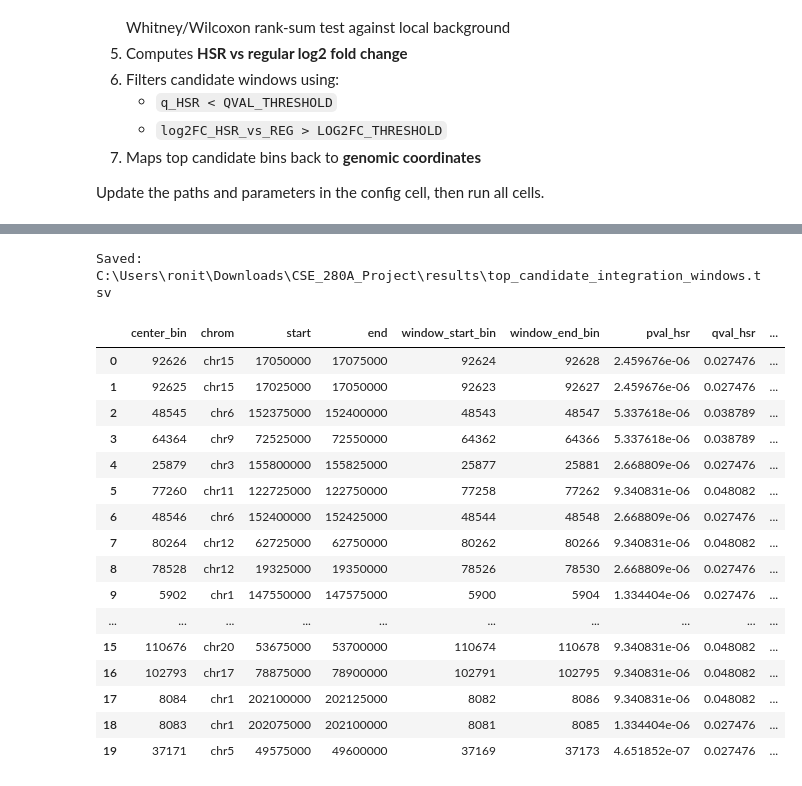
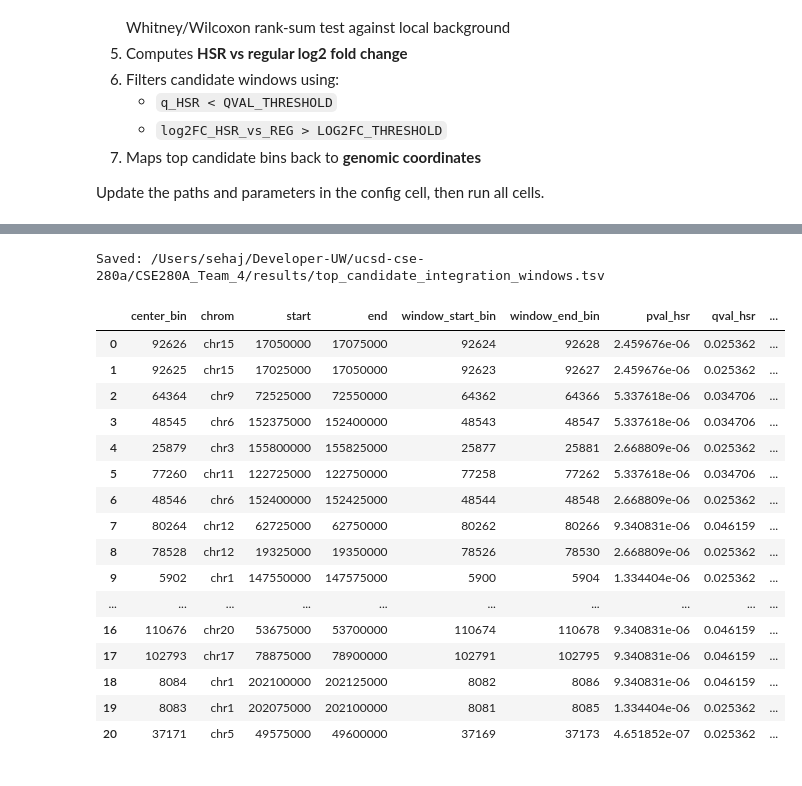
Before and after one commit to ronitagarwala01/CSE280A_Team_4, a Jupyter notebook: ecdna_hsr_window_scan.ipynb, the cells around one changed output, grey strips where cells are left out. Cells and saved outputs as stored; diff of their text form; code cells hidden in the pictures.

```diff
--- a/ecdna_hsr_window_scan.ipynb
+++ b/ecdna_hsr_window_scan.ipynb
@@ -33,7 +34,7 @@ plt.rcParams["figure.dpi"] = 130
 # CONFIG
 # =========================
 
-BASE_DIR = r"C:\Users\ronit\Downloads\CSE_280A_Project"
+BASE_DIR = "/Users/sehaj/Developer-UW/ucsd-cse-280a/CSE280A_Team_4"
 DATA_DIR = os.path.join(BASE_DIR, "data")
 RESULTS_DIR = os.path.join(BASE_DIR, "results")
 os.makedirs(RESULTS_DIR, exist_ok=True)
@@ -66,6 +67,7 @@ TOP_K = 25
 # Filtering thresholds
 QVAL_THRESHOLD = 0.05
 LOG2FC_THRESHOLD = 1.0     # 1.0 => HSR is at least 2x stronger than regular
+ZSCORE_THRESHOLD = 3.0
 
 _ORDERED = [f"chr{i}" for i in range(1, 23)] + ["chrX", "chrY"]
 # %%
@@ -476,60 +622,60 @@ HSR q<0.05 and log2FC>1.0: 20 windows
 # =========================
 # Map top candidate bins to genomic coordinates
 # =========================
 bins_lookup = bins_df.set_index("genome_bin_index")
 
-candidate_centers = hsr_stats["centers"][candidate_mask]
-candidate_scores = candidate_score[candidate_mask]
+candidate_centers = hsr_wilcox["centers"][candidate_mask_w]
+candidate_scores = candidate_score[candidate_mask_w]
 
 order = np.argsort(candidate_scores)[::-1]
 top_centers = candidate_centers[order][:TOP_K]
 
 top_rows = []
 for c in top_centers:
     i = int(c)
     row = bins_lookup.loc[i]
     top_rows.append({
         "center_bin": i,
         "chrom": row["chrom"],
         "start": int(row["start"]),
         "end": int(row["end"]),
-        "window_start_bin": int(hsr_stats["sig_lefts"][i]),
-        "window_end_bin": int(hsr_stats["sig_rights"][i] - 1),
-        "pval_hsr": float(hsr_stats["pvals"][i]),
-        "qval_hsr": float(hsr_stats["qvals"][i]),
-        "neglog10p_hsr": float(hsr_stats["neglog10p"][i]),
+        "window_start_bin": int(hsr_wilcox["sig_lefts"][i]),
+        "window_end_bin": int(hsr_wilcox["sig_rights"][i] - 1),
+        "pval_hsr": float(hsr_wilcox["pvals"][i]),
+        "qval_hsr": float(hsr_wilcox["qvals"][i]),
+        "neglog10p_hsr": float(hsr_wilcox["neglog10p"][i]),
         "window_log2fc_hsr_vs_reg": float(window_log2fc[i]),
-        "hsr_signal_mean": float(hsr_stats["signal_means"][i]),
-        "hsr_background_mean": float(hsr_stats["background_means"][i]),
+        "hsr_signal_mean": float(hsr_wilcox["signal_means"][i]),
+        "hsr_background_mean": float(hsr_wilcox["background_means"][i]),
         "candidate_score": float(candidate_score[i]),
-        "reg_qval_same_window": float(reg_stats["qvals"][i]) if np.isfinite(reg_stats["qvals"][i]) else np.nan,
+        "reg_qval_same_window": float(reg_wilcox["qvals"][i]) if np.isfinite(reg_wilcox["qvals"][i]) else np.nan,
     })
 
 top_df = pd.DataFrame(top_rows)
 top_path = os.path.join(RESULTS_DIR, "top_candidate_integration_windows.tsv")
 top_df.to_csv(top_path, sep="\t", index=False)
 
 print(f"Saved: {top_path}")
 top_df
 # %% [output]
-Saved: C:\Users\ronit\Downloads\CSE_280A_Project\results\top_candidate_integration_windows.tsv
+Saved: /Users/sehaj/Developer-UW/ucsd-cse-280a/CSE280A_Team_4/results/top_candidate_integration_windows.tsv
 |  | center_bin | chrom | start | end | window_start_bin | window_end_bin | pval_hsr | qval_hsr | ... |
-| 0 | 92626 | chr15 | 17050000 | 17075000 | 92624 | 92628 | 2.459676e-06 | 0.027476 | ... |
-| 1 | 92625 | chr15 | 17025000 | 17050000 | 92623 | 92627 | 2.459676e-06 | 0.027476 | ... |
-| 2 | 48545 | chr6 | 152375000 | 152400000 | 48543 | 48547 | 5.337618e-06 | 0.038789 | ... |
-| 3 | 64364 | chr9 | 72525000 | 72550000 | 64362 | 64366 | 5.337618e-06 | 0.038789 | ... |
-| 4 | 25879 | chr3 | 155800000 | 155825000 | 25877 | 25881 | 2.668809e-06 | 0.027476 | ... |
-| 5 | 77260 | chr11 | 122725000 | 122750000 | 77258 | 77262 | 9.340831e-06 | 0.048082 | ... |
-| 6 | 48546 | chr6 | 152400000 | 152425000 | 48544 | 48548 | 2.668809e-06 | 0.027476 | ... |
-| 7 | 80264 | chr12 | 62725000 | 62750000 | 80262 | 80266 | 9.340831e-06 | 0.048082 | ... |
-| 8 | 78528 | chr12 | 19325000 | 19350000 | 78526 | 78530 | 2.668809e-06 | 0.027476 | ... |
-| 9 | 5902 | chr1 | 147550000 | 147575000 | 5900 | 5904 | 1.334404e-06 | 0.027476 | ... |
+| 0 | 92626 | chr15 | 17050000 | 17075000 | 92624 | 92628 | 2.459676e-06 | 0.025362 | ... |
+| 1 | 92625 | chr15 | 17025000 | 17050000 | 92623 | 92627 | 2.459676e-06 | 0.025362 | ... |
+| 2 | 64364 | chr9 | 72525000 | 72550000 | 64362 | 64366 | 5.337618e-06 | 0.034706 | ... |
+| 3 | 48545 | chr6 | 152375000 | 152400000 | 48543 | 48547 | 5.337618e-06 | 0.034706 | ... |
+| 4 | 25879 | chr3 | 155800000 | 155825000 | 25877 | 25881 | 2.668809e-06 | 0.025362 | ... |
+| 5 | 77260 | chr11 | 122725000 | 122750000 | 77258 | 77262 | 5.337618e-06 | 0.034706 | ... |
+| 6 | 48546 | chr6 | 152400000 | 152425000 | 48544 | 48548 | 2.668809e-06 | 0.025362 | ... |
+| 7 | 80264 | chr12 | 62725000 | 62750000 | 80262 | 80266 | 9.340831e-06 | 0.046159 | ... |
+| 8 | 78528 | chr12 | 19325000 | 19350000 | 78526 | 78530 | 2.668809e-06 | 0.025362 | ... |
+| 9 | 5902 | chr1 | 147550000 | 147575000 | 5900 | 5904 | 1.334404e-06 | 0.025362 | ... |
 | ... | ... | ... | ... | ... | ... | ... | ... | ... | ... |
-| 15 | 110676 | chr20 | 53675000 | 53700000 | 110674 | 110678 | 9.340831e-06 | 0.048082 | ... |
-| 16 | 102793 | chr17 | 78875000 | 78900000 | 102791 | 102795 | 9.340831e-06 | 0.048082 | ... |
-| 17 | 8084 | chr1 | 202100000 | 202125000 | 8082 | 8086 | 9.340831e-06 | 0.048082 | ... |
-| 18 | 8083 | chr1 | 202075000 | 202100000 | 8081 | 8085 | 1.334404e-06 | 0.027476 | ... |
-| 19 | 37171 | chr5 | 49575000 | 49600000 | 37169 | 37173 | 4.651852e-07 | 0.027476 | ... |
+| 16 | 110676 | chr20 | 53675000 | 53700000 | 110674 | 110678 | 9.340831e-06 | 0.046159 | ... |
+| 17 | 102793 | chr17 | 78875000 | 78900000 | 102791 | 102795 | 9.340831e-06 | 0.046159 | ... |
+| 18 | 8084 | chr1 | 202100000 | 202125000 | 8082 | 8086 | 9.340831e-06 | 0.046159 | ... |
+| 19 | 8083 | chr1 | 202075000 | 202100000 | 8081 | 8085 | 1.334404e-06 | 0.025362 | ... |
+| 20 | 37171 | chr5 | 49575000 | 49600000 | 37169 | 37173 | 4.651852e-07 | 0.025362 | ... |
 # %%
 
 # =========================
```
Also changed, not shown: parts of 5 cells of this notebook.
